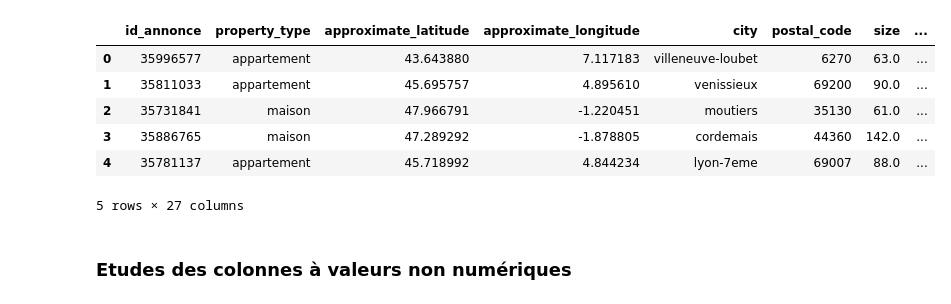
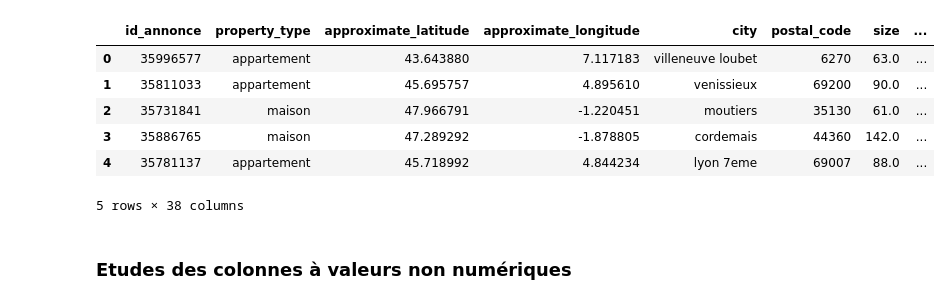
Before and after one commit to Clemflannagahn/STASC, a Jupyter notebook: Features_engineering/Traitement_dataset_CA.ipynb, the cells around one changed output. Cells and saved outputs as stored; diff of their text form; code cells hidden in the pictures.

```diff
--- a/Features_engineering/Traitement_dataset_CA.ipynb
+++ b/Features_engineering/Traitement_dataset_CA.ipynb
@@ -14,19 +14,20 @@ from sklearn.metrics import mean_absolute_percentage_error
 import xgboost as xgb
 import numpy as np
 # %%
-X = pd.read_csv("C:/Users/maila/Documents/Centrale Nantes/EI2/INFOIA/STASC/Data_Challenge/STASC/X_train_J01Z4CN.csv")
+# X = pd.read_csv("C:/Users/maila/Documents/Centrale Nantes/EI2/INFOIA/STASC/Data_Challenge/STASC/X_train_J01Z4CN.csv")
+X = pd.read_csv("C:/Users/maila/Documents/Centrale Nantes/EI2/INFOIA/STASC/Data_Challenge/STASC/Prix_metre/X_train_avec_prix.csv")
 y = pd.read_csv("C:/Users/maila/Documents/Centrale Nantes/EI2/INFOIA/STASC/Data_Challenge/STASC/y_train_OXxrJt1.csv")
 y = y[["price"]] # On ne garde que la colonne price, un supprime la colonne qui porte sur le numéro de l'annonce
 
 X.head(5)
 # %% [output]
 |  | id_annonce | property_type | approximate_latitude | approximate_longitude | city | postal_code | size | ... |
-| 0 | 35996577 | appartement | 43.643880 | 7.117183 | villeneuve-loubet | 6270 | 63.0 | ... |
+| 0 | 35996577 | appartement | 43.643880 | 7.117183 | villeneuve loubet | 6270 | 63.0 | ... |
 | 1 | 35811033 | appartement | 45.695757 | 4.895610 | venissieux | 69200 | 90.0 | ... |
 | 2 | 35731841 | maison | 47.966791 | -1.220451 | moutiers | 35130 | 61.0 | ... |
 | 3 | 35886765 | maison | 47.289292 | -1.878805 | cordemais | 44360 | 142.0 | ... |
-| 4 | 35781137 | appartement | 45.718992 | 4.844234 | lyon-7eme | 69007 | 88.0 | ... |
+| 4 | 35781137 | appartement | 45.718992 | 4.844234 | lyon 7eme | 69007 | 88.0 | ... |
-5 rows × 27 columns
+5 rows × 38 columns
 # %% [markdown]
 ### Etudes des colonnes à valeurs non numériques
 # %%
```
Also changed, not shown: parts of 10 cells of this notebook, 2 other files.
